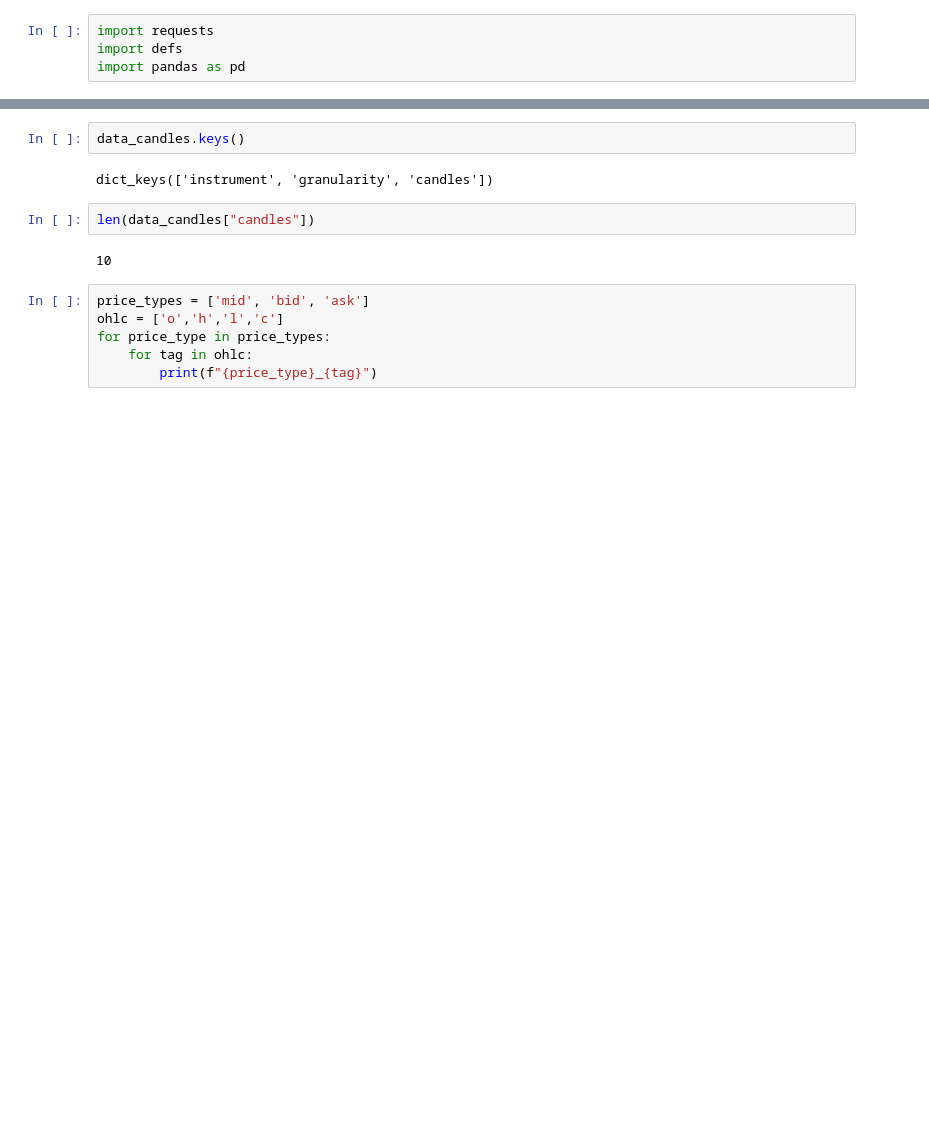
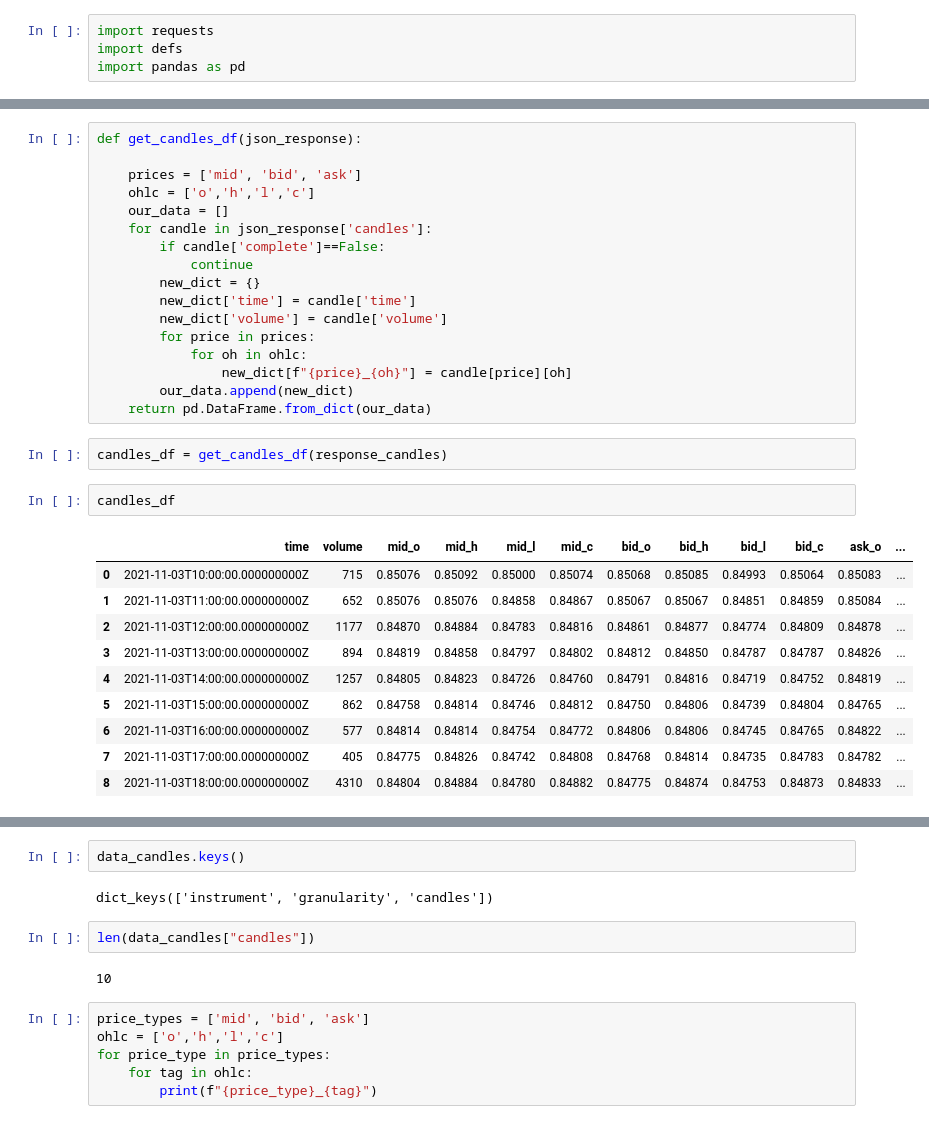
Before and after one commit to ananta-dev/Forex-Bot, a Jupyter notebook: save_candles.ipynb, the cells around one changed output, grey strips where cells are left out. Saved outputs shown, nothing was run; the diff lists cells and outputs as text; blank space fills up the shorter version.

```diff
--- a/save_candles.ipynb
+++ b/save_candles.ipynb
@@ -22,0 +140,32 @@ response_candles.status_code
+# %%
+def get_candles_df(json_response):
+
+    prices = ['mid', 'bid', 'ask']
+    ohlc = ['o','h','l','c']
+    our_data = []
+    for candle in json_response['candles']:
+        if candle['complete']==False:
+            continue
+        new_dict = {}
+        new_dict['time'] = candle['time']
+        new_dict['volume'] = candle['volume']
+        for price in prices:
+            for oh in ohlc:
+                new_dict[f"{price}_{oh}"] = candle[price][oh]
+        our_data.append(new_dict)
+    return pd.DataFrame.from_dict(our_data)
+# %%
+candles_df = get_candles_df(response_candles)
+# %%
+candles_df
+# %% [output]
+|  | time | volume | mid_o | mid_h | mid_l | mid_c | bid_o | bid_h | bid_l | bid_c | ask_o | ... |
+| 0 | 2021-11-03T10:00:00.000000000Z | 715 | 0.85076 | 0.85092 | 0.85000 | 0.85074 | 0.85068 | 0.85085 | 0.84993 | 0.85064 | 0.85083 | ... |
+| 1 | 2021-11-03T11:00:00.000000000Z | 652 | 0.85076 | 0.85076 | 0.84858 | 0.84867 | 0.85067 | 0.85067 | 0.84851 | 0.84859 | 0.85084 | ... |
+| 2 | 2021-11-03T12:00:00.000000000Z | 1177 | 0.84870 | 0.84884 | 0.84783 | 0.84816 | 0.84861 | 0.84877 | 0.84774 | 0.84809 | 0.84878 | ... |
+| 3 | 2021-11-03T13:00:00.000000000Z | 894 | 0.84819 | 0.84858 | 0.84797 | 0.84802 | 0.84812 | 0.84850 | 0.84787 | 0.84787 | 0.84826 | ... |
+| 4 | 2021-11-03T14:00:00.000000000Z | 1257 | 0.84805 | 0.84823 | 0.84726 | 0.84760 | 0.84791 | 0.84816 | 0.84719 | 0.84752 | 0.84819 | ... |
+| 5 | 2021-11-03T15:00:00.000000000Z | 862 | 0.84758 | 0.84814 | 0.84746 | 0.84812 | 0.84750 | 0.84806 | 0.84739 | 0.84804 | 0.84765 | ... |
+| 6 | 2021-11-03T16:00:00.000000000Z | 577 | 0.84814 | 0.84814 | 0.84754 | 0.84772 | 0.84806 | 0.84806 | 0.84745 | 0.84765 | 0.84822 | ... |
+| 7 | 2021-11-03T17:00:00.000000000Z | 405 | 0.84775 | 0.84826 | 0.84742 | 0.84808 | 0.84768 | 0.84814 | 0.84735 | 0.84783 | 0.84782 | ... |
+| 8 | 2021-11-03T18:00:00.000000000Z | 4310 | 0.84804 | 0.84884 | 0.84780 | 0.84882 | 0.84775 | 0.84874 | 0.84753 | 0.84873 | 0.84833 | ... |
```
Also changed, not shown: parts of 36 cells of this notebook, 31 other files.
